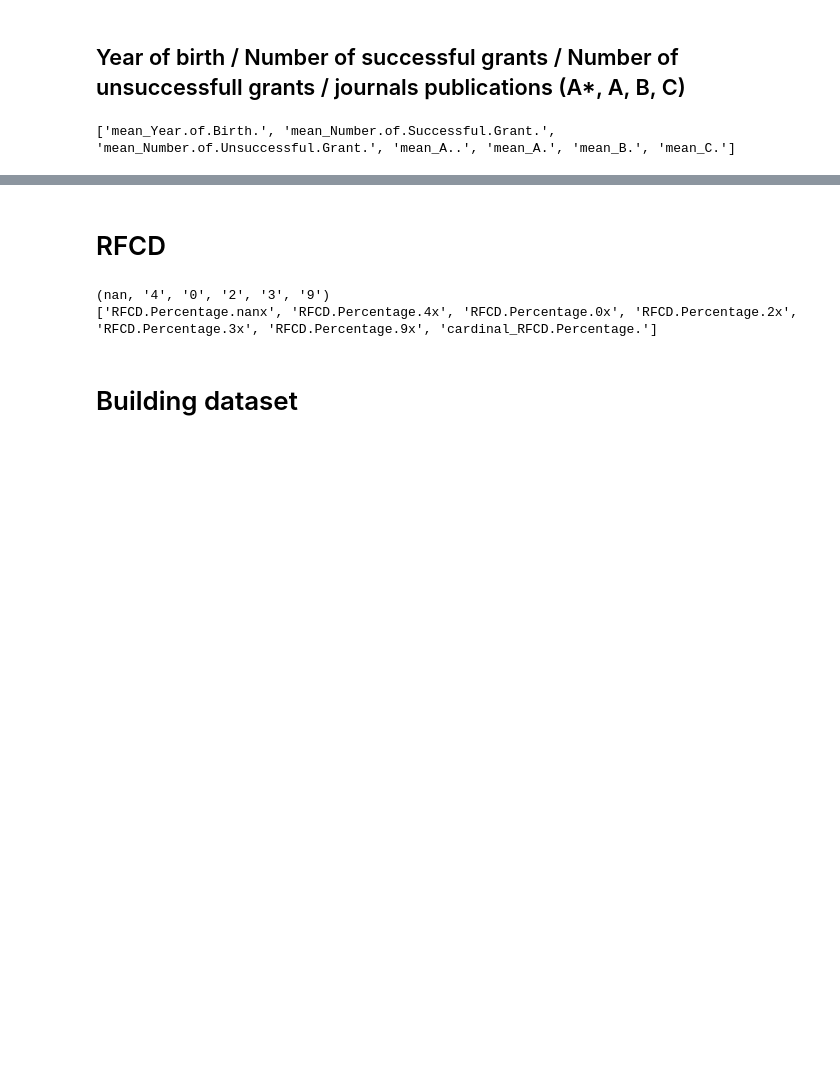
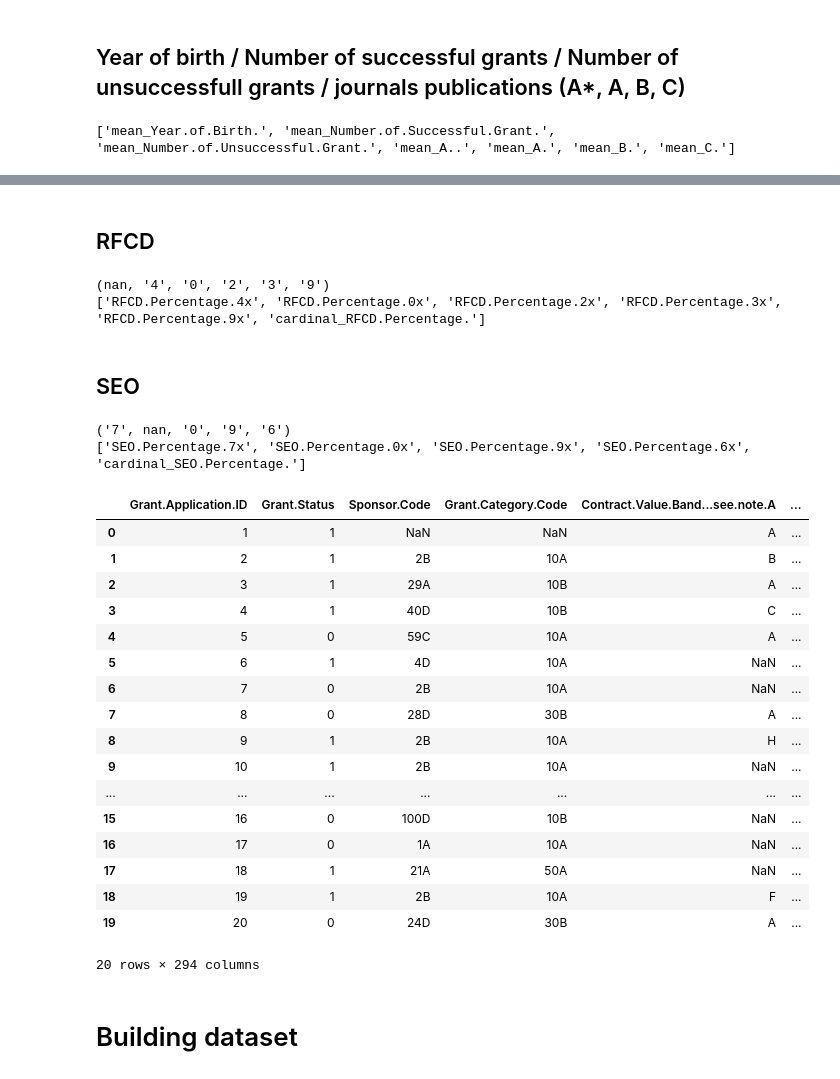
Before and after one commit to maximerihouey/grant_application, a Jupyter notebook: building_dataset.ipynb, the cells around one changed output, grey strips where cells are left out. Drawn from its saved outputs; the diff is of its cells as text; code cells hidden in the pictures; blank space fills up the shorter version.

```diff
--- a/building_dataset.ipynb
+++ b/building_dataset.ipynb
@@ -65,11 +65,13 @@ def process_column(data, prefix, nb_max):
     return tuple(unique_values)
 
 # Build a dataframe with contingecy frequencies from a given spread column
-def add_contigency(prefix, nb_max, unique_values, add_cardinal):
+def add_contigency(prefix, nb_max, unique_values, add_cardinal, keep_nan):
     nb_unique_values = len(unique_values)
     has_nans = np.nan in unique_values
     nan_index = unique_values.index(np.nan)
     new_feature_labels = [prefix+str(value) for value in unique_values]
+    if has_nans and not keep_nan:
+        new_feature_labels.pop(nan_index)
     if add_cardinal:
         new_feature_labels.append("cardinal_"+prefix)
     def nested_func(x):
@@ -78,6 +80,8 @@ def add_contigency(prefix, nb_max, unique_values, add_cardinal):
             values_frequency[unique_values.index(x[prefix+str(i)])] += 1
         if has_nans:
             values_frequency[nan_index] = 0
+            if not keep_nan:
+                values_frequency.pop(nan_index)
         summe = sum(values_frequency)
         if summe != 0:
             values_frequency = [value/summe for value in values_frequency]
@@ -87,8 +91,6 @@ def add_contigency(prefix, nb_max, unique_values, add_cardinal):
     return nested_func
 
 # Build a dataframe with contingecy frequencies from a given spread column
-def build_contigency(data, prefix, nb_max, add_cardinal=False):
+def build_contigency(data, prefix, nb_max, add_cardinal=False, keep_nan=False):
     unique_values = process_column(data, prefix, nb_max)
-    return unique_values, data.apply(add_contigency(prefix, nb_max, unique_values, add_cardinal), axis=1, raw=True)
-
-contigency_features_names = []
+    return unique_values, data.apply(add_contigency(prefix, nb_max, unique_values, add_cardinal, keep_nan), axis=1, raw=True)
@@ -163,5 +169,5 @@ data = data.join(aggregation_df)
 # %% [markdown]
-# RFCD
+## RFCD
 # %%
 def rfcd_codes(data, prefix, nb_max, length):
     unique_values = set([])
@@ -172,11 +178,13 @@ def rfcd_codes(data, prefix, nb_max, length):
 # rcfd_codes_unique = rfcd_codes(data, "RFCD.Code.")
 
 # Build a dataframe with contingecy frequencies from a given spread column
-def add_rfcd_aggregation(prefix1, prefix2, nb_max, unique_values, add_cardinal, suffix, length):
+def add_rfcd_aggregation(prefix1, prefix2, nb_max, unique_values, add_cardinal, suffix, length, keep_nan):
     nb_unique_values = len(unique_values)
     has_nans = np.nan in unique_values
     nan_index = unique_values.index(np.nan)
     new_feature_labels = [prefix2+str(value)+suffix for value in unique_values]
+    if has_nans and not keep_nan:
+        new_feature_labels.pop(nan_index)
     if add_cardinal:
         new_feature_labels.append("cardinal_"+prefix2)
     def nested_func(x):
@@ -191,25 +199,60 @@ def add_rfcd_aggregation(prefix1, prefix2, nb_max, unique_values, add_cardinal,
             values_percentage[unique_values.index(current_value)] += x[prefix2+str(i)]/100.0
         if has_nans:
             values_percentage[nan_index] = 0
+            if not keep_nan:
+                values_percentage.pop(nan_index)
         if add_cardinal:
             values_percentage.append(cardinal)
         return pd.Series(values_percentage, index=new_feature_labels)
     return nested_func
 
 # Build a dataframe with contingecy frequencies from a given spread column
-def build_rfcd_aggregation(data, prefix1, prefix2, nb_max, length, add_cardinal=True, suffix="x"):
+def build_rfcd_aggregation(data, prefix1, prefix2, nb_max, length, add_cardinal=True, suffix="x", keep_nan=False):
     unique_values = rfcd_codes(data, prefix1, nb_max, length)
-    return unique_values, data.apply(add_rfcd_aggregation(prefix1, prefix2, nb_max, unique_values, add_cardinal, suffix, length), axis=1, raw=True)
+    return unique_values, data.apply(add_rfcd_aggregation(prefix1, prefix2, nb_max, unique_values, add_cardinal, suffix, length, keep_nan), axis=1, raw=True)
 # %%
-rcfd_codes_unique, rfcd_df = build_rfcd_aggregation(data, "RFCD.Code.", "RFCD.Percentage.", 5, 1)
+rfcd_codes_unique, rfcd_df = build_rfcd_aggregation(data, "RFCD.Code.", "RFCD.Percentage.", 5, 1)
 
-rcfd_features_names = list(rfcd_df.columns)
-print(rcfd_codes_unique)
-print(rcfd_features_names)
+rfcd_features_names = list(rfcd_df.columns)
+print(rfcd_codes_unique)
+print(rfcd_features_names)
 data = data.join(rfcd_df)
 # %% [output]
 (nan, '4', '0', '2', '3', '9')
-['RFCD.Percentage.nanx', 'RFCD.Percentage.4x', 'RFCD.Percentage.0x', 'RFCD.Percentage.2x', 'RFCD.Percentage.3x', 'RFCD.Percentage.9x', 'cardinal_RFCD.Percentage.']
+['RFCD.Percentage.4x', 'RFCD.Percentage.0x', 'RFCD.Percentage.2x', 'RFCD.Percentage.3x', 'RFCD.Percentage.9x', 'cardinal_RFCD.Percentage.']
+# %% [markdown]
+## SEO
+# %%
+seo_codes_unique, seo_df = build_rfcd_aggregation(data, "SEO.Code.", "SEO.Percentage.", 5, 1)
+
+seo_features_names = list(seo_df.columns)
+print(seo_codes_unique)
+print(seo_features_names)
+data = data.join(seo_df)
+# %% [output]
+('7', nan, '0', '9', '6')
+['SEO.Percentage.7x', 'SEO.Percentage.0x', 'SEO.Percentage.9x', 'SEO.Percentage.6x', 'cardinal_SEO.Percentage.']
+# %%
+data.head(20)
+# %% [output]
+|  | Grant.Application.ID | Grant.Status | Sponsor.Code | Grant.Category.Code | Contract.Value.Band...see.note.A | ... |
+| 0 | 1 | 1 | NaN | NaN | A | ... |
+| 1 | 2 | 1 | 2B | 10A | B | ... |
+| 2 | 3 | 1 | 29A | 10B | A | ... |
+| 3 | 4 | 1 | 40D | 10B | C | ... |
+| 4 | 5 | 0 | 59C | 10A | A | ... |
+| 5 | 6 | 1 | 4D | 10A | NaN | ... |
+| 6 | 7 | 0 | 2B | 10A | NaN | ... |
+| 7 | 8 | 0 | 28D | 30B | A | ... |
+| 8 | 9 | 1 | 2B | 10A | H | ... |
+| 9 | 10 | 1 | 2B | 10A | NaN | ... |
+| ... | ... | ... | ... | ... | ... | ... |
+| 15 | 16 | 0 | 100D | 10B | NaN | ... |
+| 16 | 17 | 0 | 1A | 10A | NaN | ... |
+| 17 | 18 | 1 | 21A | 50A | NaN | ... |
+| 18 | 19 | 1 | 2B | 10A | F | ... |
+| 19 | 20 | 0 | 24D | 30B | A | ... |
+20 rows × 294 columns
 # %% [markdown]
 # Building dataset
 # %%
```
Also changed, not shown: parts of 4 cells of this notebook, 1 other file.
